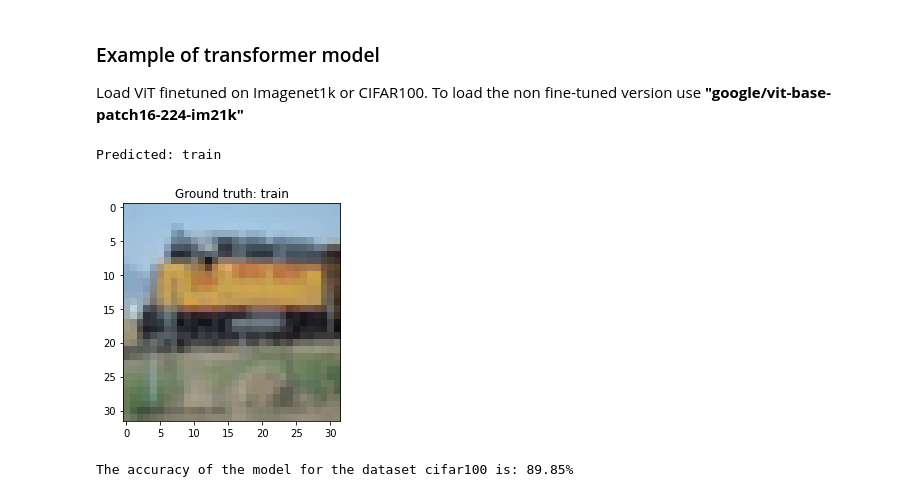
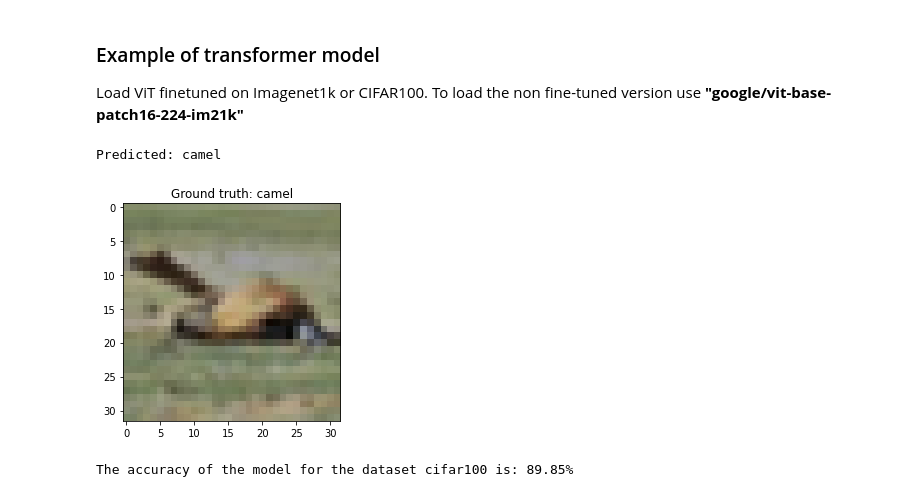
Before and after one commit to MatteoGioia/ViT2MLPMixerKD, a Jupyter notebook: ViT2MLPKD.ipynb, the cells around one changed output. Drawn from its saved outputs; the diff is of its cells as text; code cells hidden in the pictures.

```diff
--- a/ViT2MLPKD.ipynb
+++ b/ViT2MLPKD.ipynb
@@ -102,17 +102,17 @@ def predict(image, only_label : bool = False) -> str:
     return model.config.id2label[predicted_label]
 # %%
 #@title Qualitative comparison with ground truth {run : "auto"}
-datapoint_number : int = 9985 #@param{type:"integer"}
+datapoint_number : int = 900 #@param{type:"integer"}
 
 dataset = cifar100 if tuned_on == "cifar100" else imagenet1k
 try:
     visualize(datapoint_number, dataset)
     print(f"Predicted: {predict(dataset[datapoint_number][0])}")
 except IndexError:
     print(f"The dataset max index is {len(dataset)-1}")
 # %% [output]
-Predicted: train
+Predicted: camel
-[figure, old version]
+[figure, new version]
 # %%
 #@title Quantitative result: Accuracy
 correct = 0
```
Also changed, not shown: parts of 3 cells of this notebook.
